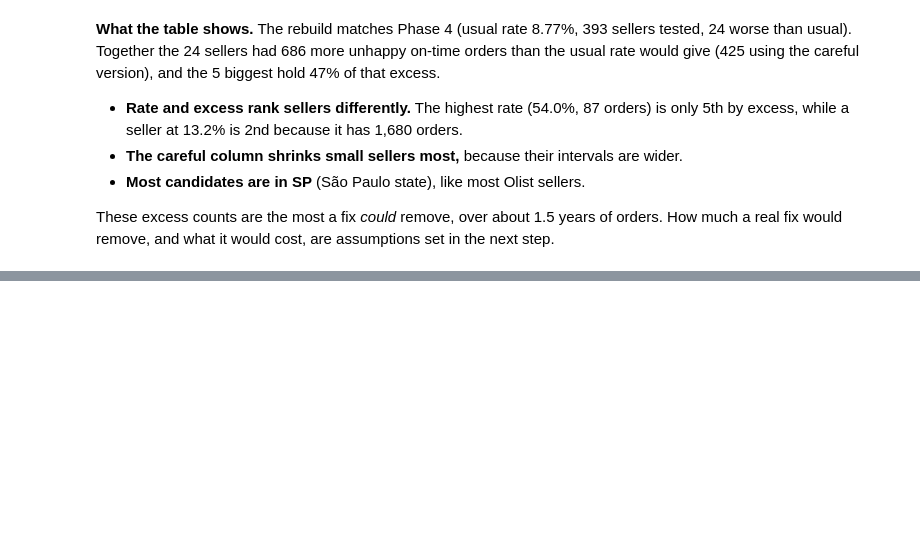
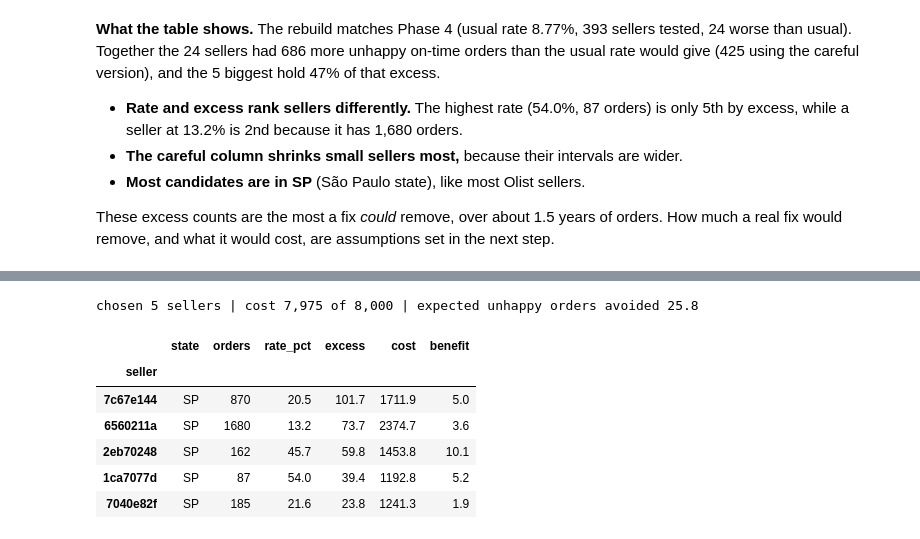
Before and after one commit to RishitheB0T/olist-customer-experience-analytics, a Jupyter notebook: notebooks/03_seller_prioritisation.ipynb, the cells around one changed output, grey strips where cells are left out. Saved outputs shown, nothing was run; the diff lists cells and outputs as text; code cells hidden in the pictures; blank space fills up the shorter version.

```diff
--- a/notebooks/03_seller_prioritisation.ipynb
+++ b/notebooks/03_seller_prioritisation.ipynb
@@ -159,0 +224,27 @@ real fix would remove, and what it would cost, are assumptions set in the next s
+# %%
+import pulp
+
+def choose(df: pd.DataFrame, budget=BUDGET, max_sellers=MAX_SELLERS) -> list:
+    """Return the sellers that avoid the most unhappy orders within the budget and team size."""
+    model = pulp.LpProblem("pilot", pulp.LpMaximize)
+    pick = {s: model.add_variable(f"pick_{s}", cat="Binary") for s in df.index}
+    model += pulp.lpSum(df.at[s, "benefit"] * pick[s] for s in df.index)        # goal
+    model += pulp.lpSum(df.at[s, "cost"] * pick[s] for s in df.index) <= budget  # money limit
+    model += pulp.lpSum(pick.values()) <= max_sellers                           # team limit
+    result = model.solve(pulp.HiGHS(msg=False))
+    assert result.status.name == "Optimal", result.status.name
+    return [s for s in df.index if pick[s].value() > 0.5]
+
+chosen = choose(cb)
+print(f"chosen {len(chosen)} sellers | cost {cb.loc[chosen, 'cost'].sum():,.0f} of {BUDGET:,} | "
+      f"expected unhappy orders avoided {cb.loc[chosen, 'benefit'].sum():.1f}")
+cb.loc[chosen, ["state", "orders", "rate_pct", "excess", "cost", "benefit"]].round(1)
+# %% [output]
+chosen 5 sellers | cost 7,975 of 8,000 | expected unhappy orders avoided 25.8
+|  | state | orders | rate_pct | excess | cost | benefit |
+| seller |  |  |  |  |  |  |
+| 7c67e144 | SP | 870 | 20.5 | 101.7 | 1711.9 | 5.0 |
+| 6560211a | SP | 1680 | 13.2 | 73.7 | 2374.7 | 3.6 |
+| 2eb70248 | SP | 162 | 45.7 | 59.8 | 1453.8 | 10.1 |
+| 1ca7077d | SP | 87 | 54.0 | 39.4 | 1192.8 | 5.2 |
+| 7040e82f | SP | 185 | 21.6 | 23.8 | 1241.3 | 1.9 |
```
Also changed, not shown: parts of 17 cells of this notebook, 1 other file.
